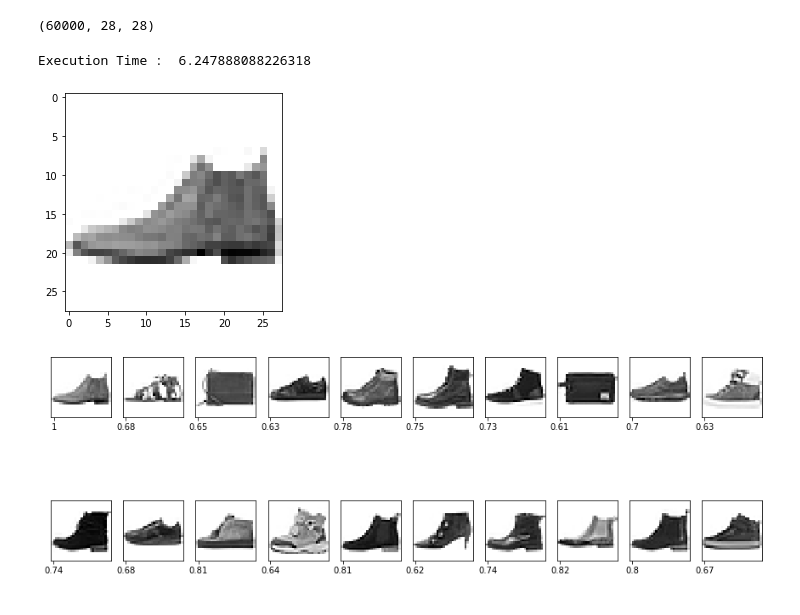
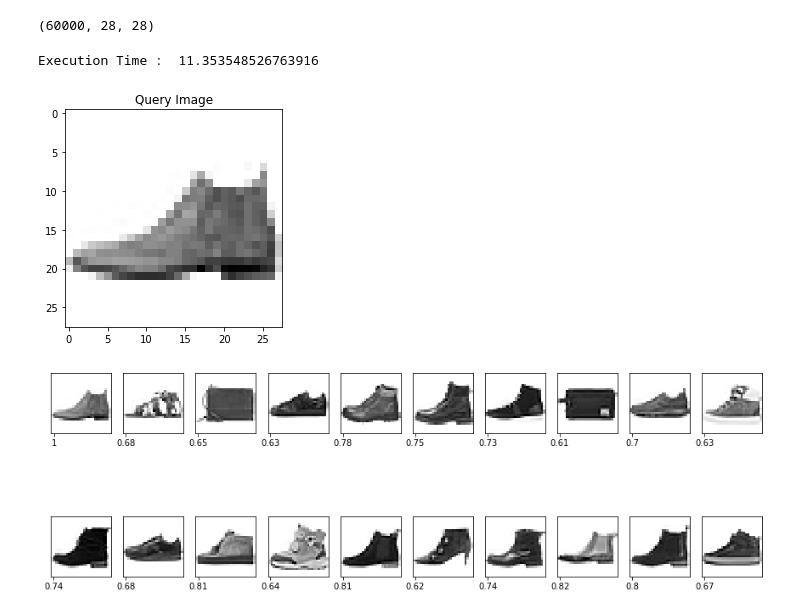
Before and after one commit to kaizendae/Data-Mining-Course, a Jupyter notebook: flash.ipynb, the cells around one changed output. Cells and saved outputs as stored; diff of their text form; code cells hidden in the pictures.

```diff
--- a/flash.ipynb
+++ b/flash.ipynb
@@ -45,18 +43,19 @@ sc = SparkContext.getOrCreate(conf=conf)
 # %%
 initial = time.time()
 
-query_image = testX[0]
-plt.imshow(query_image, cmap=plt.cm.binary)
+query_image = testX[0] #Query Image
+plt.title(label="Query Image")
+plt.imshow(query_image, cmap=plt.cm.binary) #Plotting the Query image
 query_desc = query_image.flatten()
 
 images = sc.parallelize(testX,6)
 R = images.map(get_img_distance).collect()
 R = list(filter(lambda x:x['distance'] > 0.6,R))
 
 print("Execution Time : ",time.time() - initial)
 # %% [output]
-Execution Time :  6.247888088226318
+Execution Time :  11.353548526763916
-[figure, old version]
+[figure, new version]
 # %%
 Show_Results(R,20)
 # %% [output]
```
Also changed, not shown: parts of 3 cells of this notebook, 3 other files.
